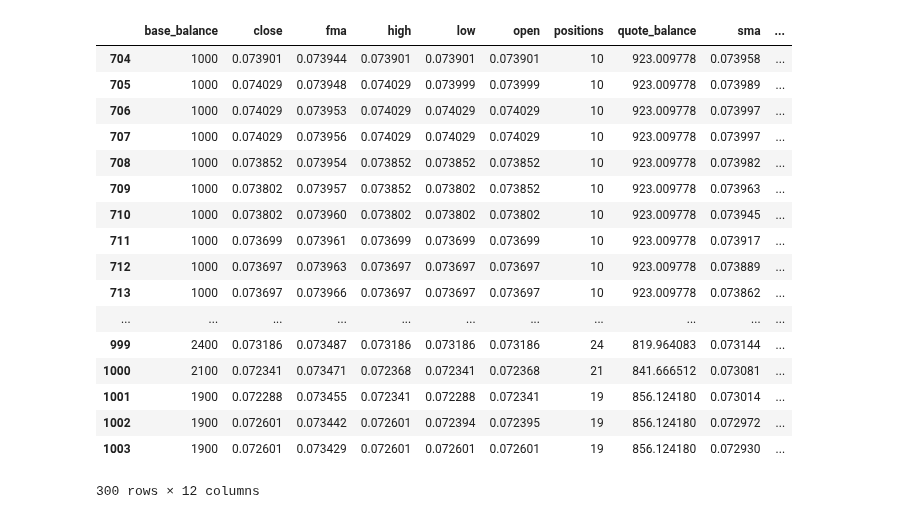
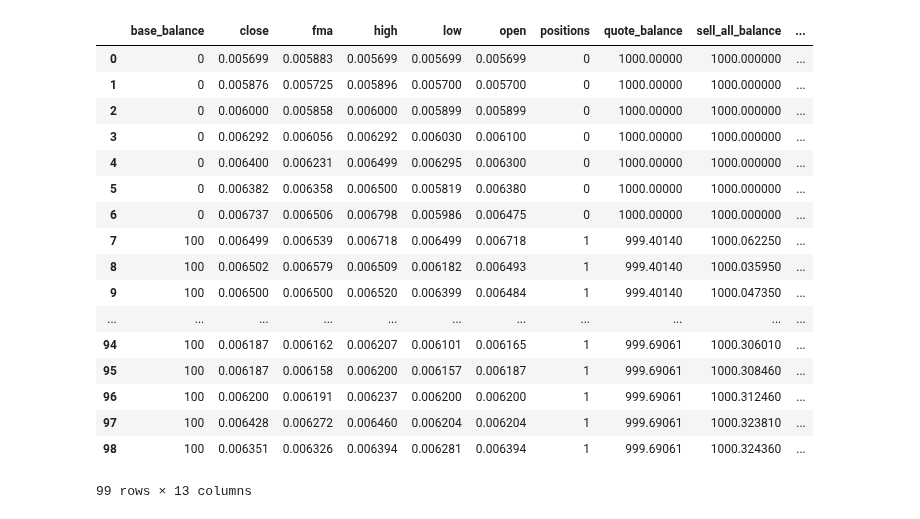
Before and after one commit to eristoddle/KryptoBot, a Jupyter notebook: notebooks/t2_strategies.ipynb, the cells around one changed output. Drawn from its saved outputs; the diff is of its cells as text; code cells hidden in the pictures.

```diff
--- a/notebooks/t2_strategies.ipynb
+++ b/notebooks/t2_strategies.ipynb
@@ -48,29 +59,29 @@ manager.run_strategy(params)
 # %%
 from os import getcwd
 from kryptobot.portfolio.manager import Manager
 
 config = getcwd() + '/config.json'
 manager = Manager(config=config)
 
-results = manager.get_results('bad395f8-976a-4b7a-be9d-c152fce2e705')
+results = manager.get_results('024aa804-2f47-4086-8076-edeb0c336c97')
 # results.head(300)
 results.tail(300)
 # %% [output]
-|  | base_balance | close | fma | high | low | open | positions | quote_balance | sma | ... |
-| 704 | 1000 | 0.073901 | 0.073944 | 0.073901 | 0.073901 | 0.073901 | 10 | 923.009778 | 0.073958 | ... |
-| 705 | 1000 | 0.074029 | 0.073948 | 0.074029 | 0.073999 | 0.073999 | 10 | 923.009778 | 0.073989 | ... |
-| 706 | 1000 | 0.074029 | 0.073953 | 0.074029 | 0.074029 | 0.074029 | 10 | 923.009778 | 0.073997 | ... |
-| 707 | 1000 | 0.074029 | 0.073956 | 0.074029 | 0.074029 | 0.074029 | 10 | 923.009778 | 0.073997 | ... |
-| 708 | 1000 | 0.073852 | 0.073954 | 0.073852 | 0.073852 | 0.073852 | 10 | 923.009778 | 0.073982 | ... |
-| 709 | 1000 | 0.073802 | 0.073957 | 0.073852 | 0.073802 | 0.073852 | 10 | 923.009778 | 0.073963 | ... |
-| 710 | 1000 | 0.073802 | 0.073960 | 0.073802 | 0.073802 | 0.073802 | 10 | 923.009778 | 0.073945 | ... |
-| 711 | 1000 | 0.073699 | 0.073961 | 0.073699 | 0.073699 | 0.073699 | 10 | 923.009778 | 0.073917 | ... |
-| 712 | 1000 | 0.073697 | 0.073963 | 0.073697 | 0.073697 | 0.073697 | 10 | 923.009778 | 0.073889 | ... |
-| 713 | 1000 | 0.073697 | 0.073966 | 0.073697 | 0.073697 | 0.073697 | 10 | 923.009778 | 0.073862 | ... |
+|  | base_balance | close | fma | high | low | open | positions | quote_balance | sell_all_balance | ... |
+| 0 | 0 | 0.005699 | 0.005883 | 0.005699 | 0.005699 | 0.005699 | 0 | 1000.00000 | 1000.000000 | ... |
+| 1 | 0 | 0.005876 | 0.005725 | 0.005896 | 0.005700 | 0.005700 | 0 | 1000.00000 | 1000.000000 | ... |
+| 2 | 0 | 0.006000 | 0.005858 | 0.006000 | 0.005899 | 0.005899 | 0 | 1000.00000 | 1000.000000 | ... |
+| 3 | 0 | 0.006292 | 0.006056 | 0.006292 | 0.006030 | 0.006100 | 0 | 1000.00000 | 1000.000000 | ... |
+| 4 | 0 | 0.006400 | 0.006231 | 0.006499 | 0.006295 | 0.006300 | 0 | 1000.00000 | 1000.000000 | ... |
+| 5 | 0 | 0.006382 | 0.006358 | 0.006500 | 0.005819 | 0.006380 | 0 | 1000.00000 | 1000.000000 | ... |
+| 6 | 0 | 0.006737 | 0.006506 | 0.006798 | 0.005986 | 0.006475 | 0 | 1000.00000 | 1000.000000 | ... |
+| 7 | 100 | 0.006499 | 0.006539 | 0.006718 | 0.006499 | 0.006718 | 1 | 999.40140 | 1000.062250 | ... |
+| 8 | 100 | 0.006502 | 0.006579 | 0.006509 | 0.006182 | 0.006493 | 1 | 999.40140 | 1000.035950 | ... |
+| 9 | 100 | 0.006500 | 0.006500 | 0.006520 | 0.006399 | 0.006484 | 1 | 999.40140 | 1000.047350 | ... |
 | ... | ... | ... | ... | ... | ... | ... | ... | ... | ... | ... |
-| 999 | 2400 | 0.073186 | 0.073487 | 0.073186 | 0.073186 | 0.073186 | 24 | 819.964083 | 0.073144 | ... |
-| 1000 | 2100 | 0.072341 | 0.073471 | 0.072368 | 0.072341 | 0.072368 | 21 | 841.666512 | 0.073081 | ... |
-| 1001 | 1900 | 0.072288 | 0.073455 | 0.072341 | 0.072288 | 0.072341 | 19 | 856.124180 | 0.073014 | ... |
-| 1002 | 1900 | 0.072601 | 0.073442 | 0.072601 | 0.072394 | 0.072395 | 19 | 856.124180 | 0.072972 | ... |
-| 1003 | 1900 | 0.072601 | 0.073429 | 0.072601 | 0.072601 | 0.072601 | 19 | 856.124180 | 0.072930 | ... |
+| 94 | 100 | 0.006187 | 0.006162 | 0.006207 | 0.006101 | 0.006165 | 1 | 999.69061 | 1000.306010 | ... |
+| 95 | 100 | 0.006187 | 0.006158 | 0.006200 | 0.006157 | 0.006187 | 1 | 999.69061 | 1000.308460 | ... |
+| 96 | 100 | 0.006200 | 0.006191 | 0.006237 | 0.006200 | 0.006200 | 1 | 999.69061 | 1000.312460 | ... |
+| 97 | 100 | 0.006428 | 0.006272 | 0.006460 | 0.006204 | 0.006204 | 1 | 999.69061 | 1000.323810 | ... |
+| 98 | 100 | 0.006351 | 0.006326 | 0.006394 | 0.006281 | 0.006394 | 1 | 999.69061 | 1000.324360 | ... |
-300 rows × 12 columns
+99 rows × 13 columns
```
Also changed, not shown: parts of 2 cells of this notebook, 5 other files.
